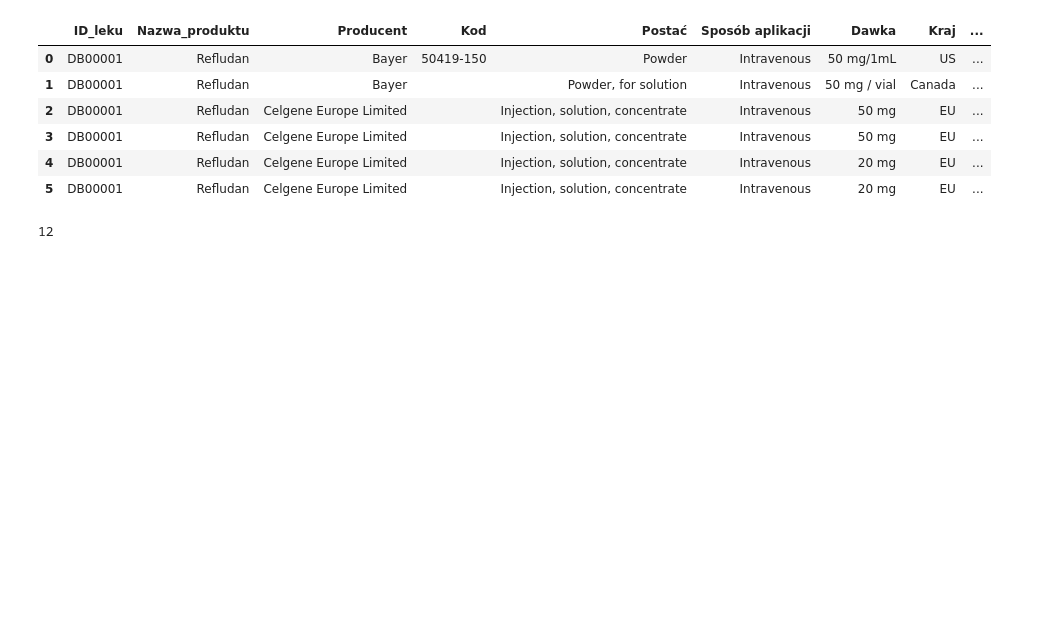
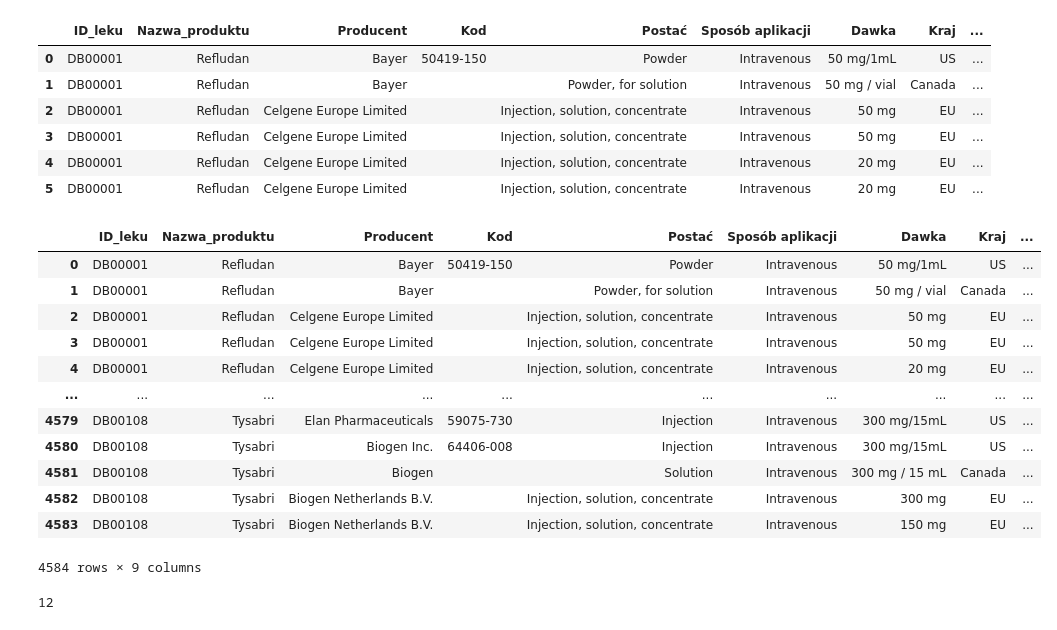
Before and after one commit to pstol123/drugbank-explorer, a Jupyter notebook: 1.ipynb, the cells around one changed output. Saved outputs shown, nothing was run; the diff lists cells and outputs as text; code cells hidden in the pictures; blank space fills up the shorter version.

```diff
--- a/1.ipynb
+++ b/1.ipynb
@@ -176,4 +178,57 @@ znajdz_produkty('DB00001')
 | 3 | DB00001 | Refludan | Celgene Europe Limited |  | Injection, solution, concentrate | Intravenous | 50 mg | EU | ... |
 | 4 | DB00001 | Refludan | Celgene Europe Limited |  | Injection, solution, concentrate | Intravenous | 20 mg | EU | ... |
 | 5 | DB00001 | Refludan | Celgene Europe Limited |  | Injection, solution, concentrate | Intravenous | 20 mg | EU | ... |
+# %%
+#zadanie 3 wersja 2.
+from bs4 import BeautifulSoup
+import pandas as pd
+with open("drugbank_partial.xml", 'r') as file:
+    xml_page = file.read()
+
+soup = BeautifulSoup(xml_page, 'xml')
+data = soup.find_all(lambda lek: lek.name == 'drug' and lek.has_attr('xmlns'))
+
+def znajdz_produkty():
+    lek = None
+    wiersze = []
+    for lek_przeg in data:
+        id_przeg = lek_przeg.find(lambda atr: atr.name == 'drugbank-id' and atr.has_attr('primary')).text
+        lek = lek_przeg
+
+        produkty = lek.find_all('products')
+
+        for lista_prod in produkty:
+            produkty2 = lista_prod.find_all('product')
+
+            for produkt in produkty2:
+                produkt_info = {
+                    "ID_leku" : id_przeg,
+                    "Nazwa_produktu " : produkt.find('name').text,
+                    "Producent" : produkt.find('labeller').text,
+                    "Kod" : produkt.find('ndc-product-code').text,
+                    "Postać": produkt.find('dosage-form').text,
+                    "Sposób aplikacji" : produkt.find('route').text,
+                    "Dawka" : produkt.find('strength').text,
+                    "Kraj" : produkt.find('country').text,
+                    "Agencja rejestrujące" : produkt.find('source').text
+                }
+
+                wiersze.append(produkt_info)
+    return pd.DataFrame(wiersze)
+
+znajdz_produkty()
+# %% [output]
+|  | ID_leku | Nazwa_produktu | Producent | Kod | Postać | Sposób aplikacji | Dawka | Kraj | ... |
+| 0 | DB00001 | Refludan | Bayer | 50419-150 | Powder | Intravenous | 50 mg/1mL | US | ... |
+| 1 | DB00001 | Refludan | Bayer |  | Powder, for solution | Intravenous | 50 mg / vial | Canada | ... |
+| 2 | DB00001 | Refludan | Celgene Europe Limited |  | Injection, solution, concentrate | Intravenous | 50 mg | EU | ... |
+| 3 | DB00001 | Refludan | Celgene Europe Limited |  | Injection, solution, concentrate | Intravenous | 50 mg | EU | ... |
+| 4 | DB00001 | Refludan | Celgene Europe Limited |  | Injection, solution, concentrate | Intravenous | 20 mg | EU | ... |
+| ... | ... | ... | ... | ... | ... | ... | ... | ... | ... |
+| 4579 | DB00108 | Tysabri | Elan Pharmaceuticals | 59075-730 | Injection | Intravenous | 300 mg/15mL | US | ... |
+| 4580 | DB00108 | Tysabri | Biogen Inc. | 64406-008 | Injection | Intravenous | 300 mg/15mL | US | ... |
+| 4581 | DB00108 | Tysabri | Biogen |  | Solution | Intravenous | 300 mg / 15 mL | Canada | ... |
+| 4582 | DB00108 | Tysabri | Biogen Netherlands B.V. |  | Injection, solution, concentrate | Intravenous | 300 mg | EU | ... |
+| 4583 | DB00108 | Tysabri | Biogen Netherlands B.V. |  | Injection, solution, concentrate | Intravenous | 150 mg | EU | ... |
+4584 rows × 9 columns
 # %%
```
Also changed, not shown: parts of 15 cells of this notebook, 2 other files.
